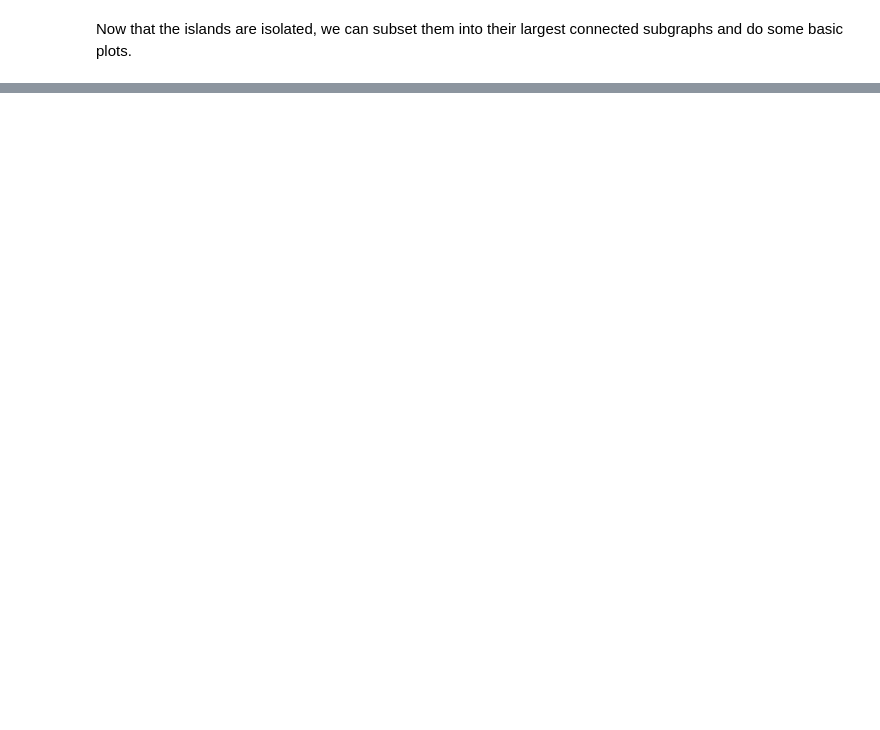
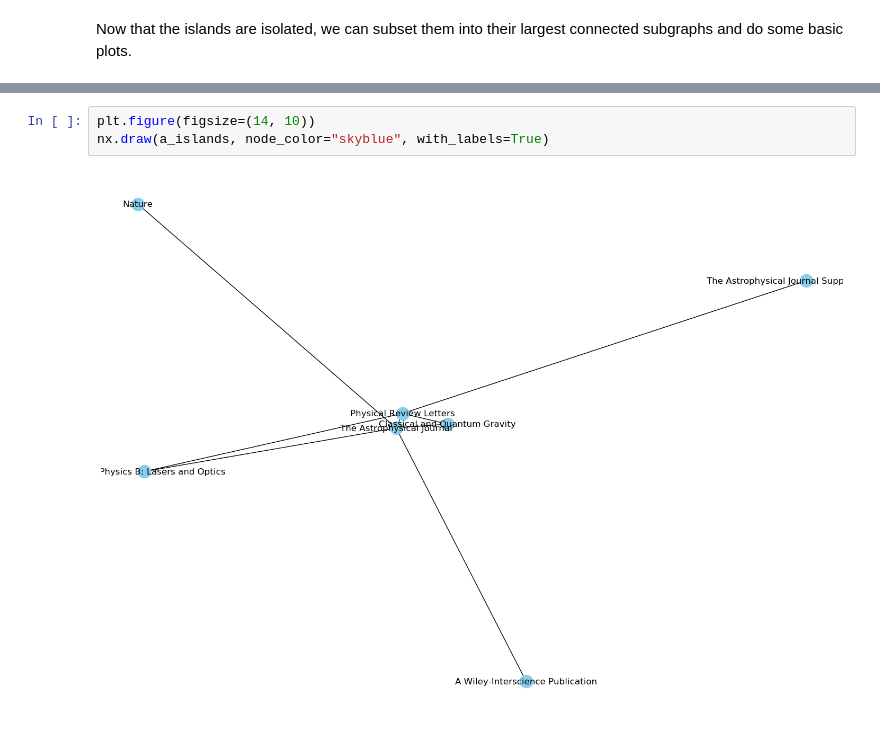
Before and after one commit to PriyaShaji/Data620-1, a Jupyter notebook: Project 2/Project 2.ipynb, the cells around one changed output, grey strips where cells are left out. Saved outputs shown, nothing was run; the diff lists cells and outputs as text; blank space fills up the shorter version.

```diff
--- a/Project 2/Project 2.ipynb
+++ b/Project 2/Project 2.ipynb
@@ -237,2 +227,7 @@ CytoscapeWidget(cytoscape_layout={'name': 'cola'}, cytoscape_style=[{'selector':
+# %%
+plt.figure(figsize=(14, 10))
+nx.draw(a_islands, node_color="skyblue", with_labels=True)
+# %% [output]
+[figure, added]
 # %%
 plt.figure(figsize=(14, 10))
```
Also changed, not shown: parts of 15 cells of this notebook, 1 other file.
